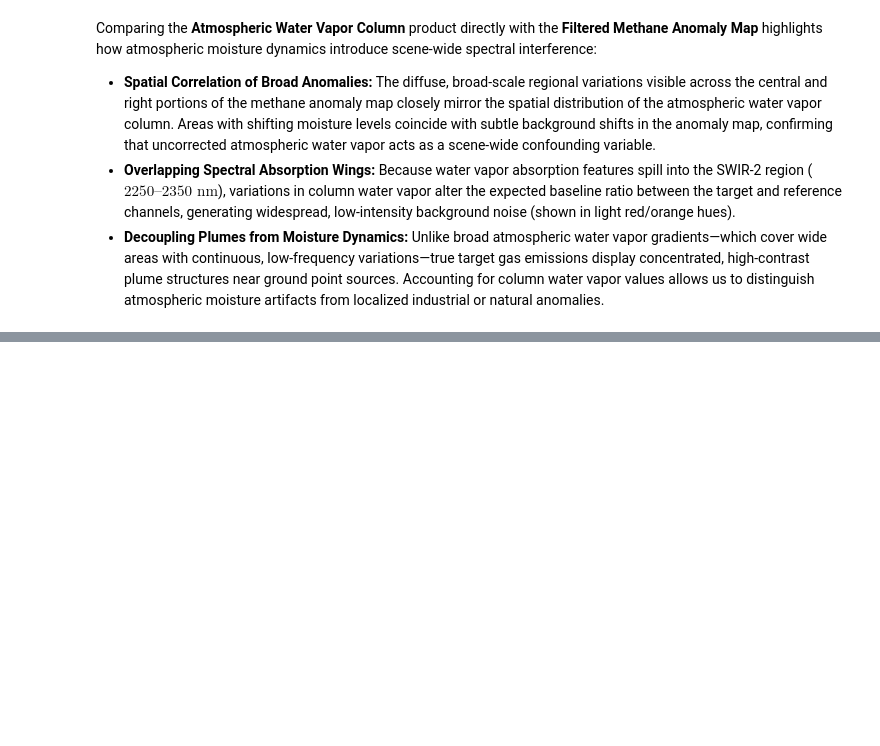
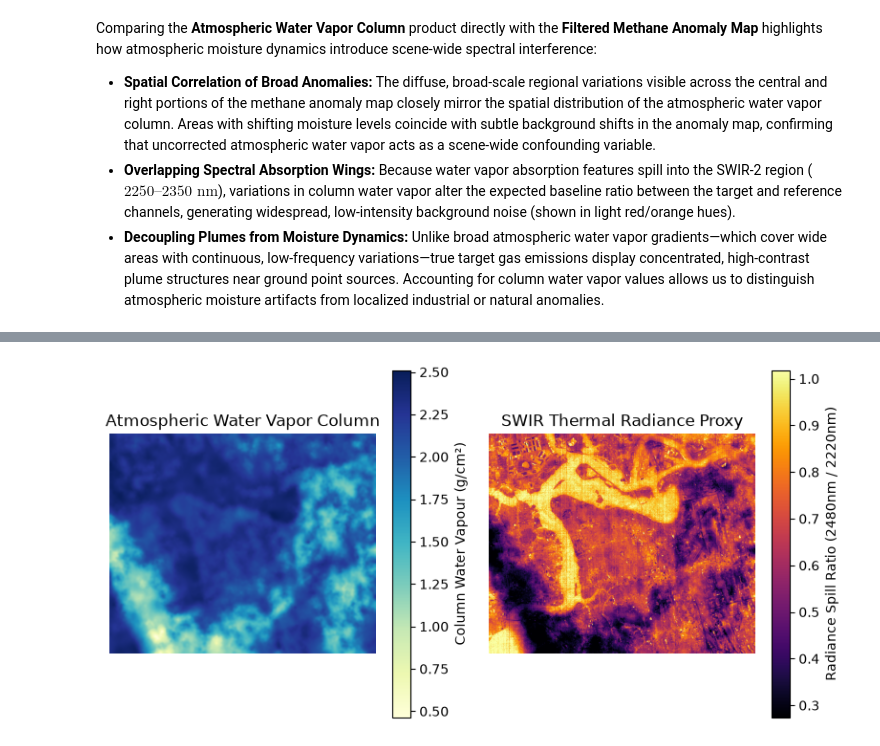
Before and after one commit to rupakqen/Tanager-Open-Data-Competition, a Jupyter notebook: Jacksonville.ipynb, the cells around one changed output, grey strips where cells are left out. Drawn from its saved outputs; the diff is of its cells as text; code cells hidden in the pictures; blank space fills up the shorter version.

Commit message:
thermal_proxy

```diff
--- a/Jacksonville.ipynb
+++ b/Jacksonville.ipynb
@@ -252,0 +260,34 @@ Comparing the **Atmospheric Water Vapor Column** product directly with the **Fil
+# %%
+# 1. Isolate the extreme edge of SWIR vs stable SWIR reference
+idx_thermal = np.argmin(abs(wavelengths - 2480))
+idx_stable = np.argmin(abs(wavelengths - 2220))
+
+thermal_plane = sr_cube[idx_thermal, :, :]
+stable_plane = sr_cube[idx_stable, :, :]
+
+# Clean data
+valid_mask = (thermal_plane > 0) & (stable_plane > 0)
+thermal_proxy = np.zeros_like(thermal_plane)
+thermal_proxy[valid_mask] = thermal_plane[valid_mask] / stable_plane[valid_mask]
+thermal_proxy[~valid_mask] = np.nan
+
+# --- Plotting the Advanced Microclimate Dashboard ---
+fig, (ax1, ax2) = plt.subplots(1, 2, figsize=(8, 4))
+
+# Plot 1: Micro-scale Column Water Vapor
+im1 = ax1.imshow(water_vapor, cmap='YlGnBu')
+fig.colorbar(im1, ax=ax1, label='Column Water Vapour (g/cm²)')
+ax1.set_title("Atmospheric Water Vapor Column", fontsize=12)
+ax1.axis('off')
+
+# Plot 2: Thermal Radiance Emission Proxy
+v_min, v_max = np.nanpercentile(thermal_proxy, [2, 98])
+im2 = ax2.imshow(thermal_proxy, cmap='inferno', vmin=v_min, vmax=v_max)
+fig.colorbar(im2, ax=ax2, label='Radiance Spill Ratio (2480nm / 2220nm)')
+ax2.set_title("SWIR Thermal Radiance Proxy", fontsize=12)
+ax2.axis('off')
+
+plt.tight_layout()
+plt.show()
+# %% [output]
+[figure, added]
```
Also changed, not shown: parts of 1 cell of this notebook.
